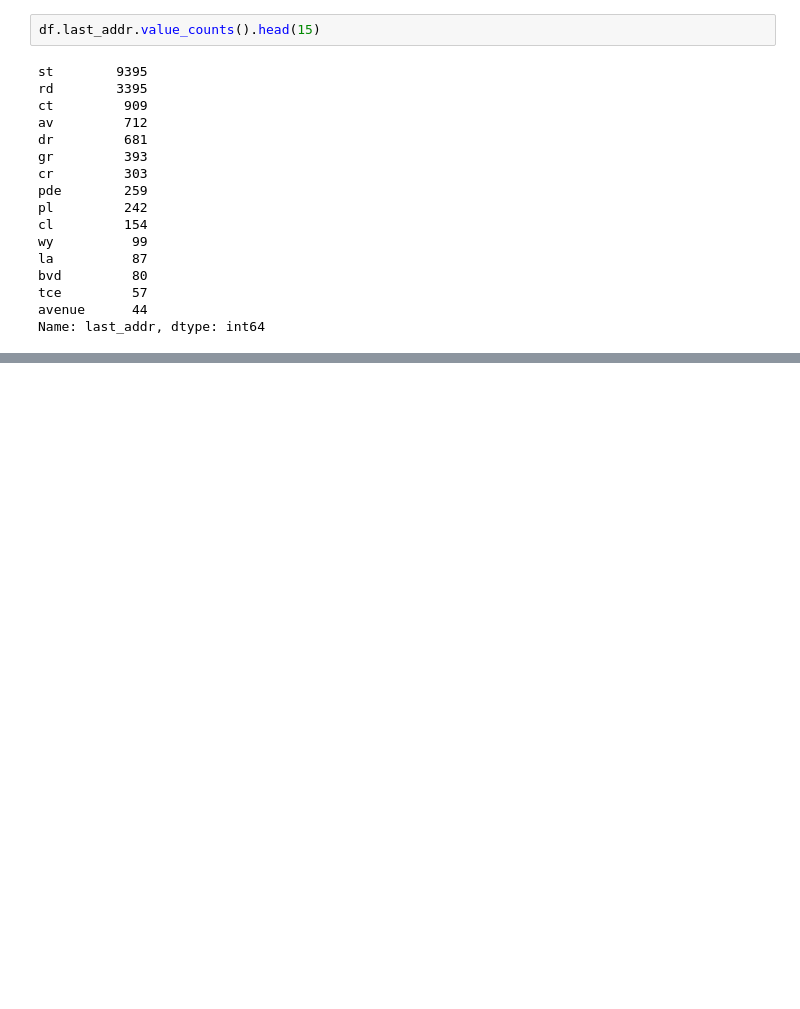
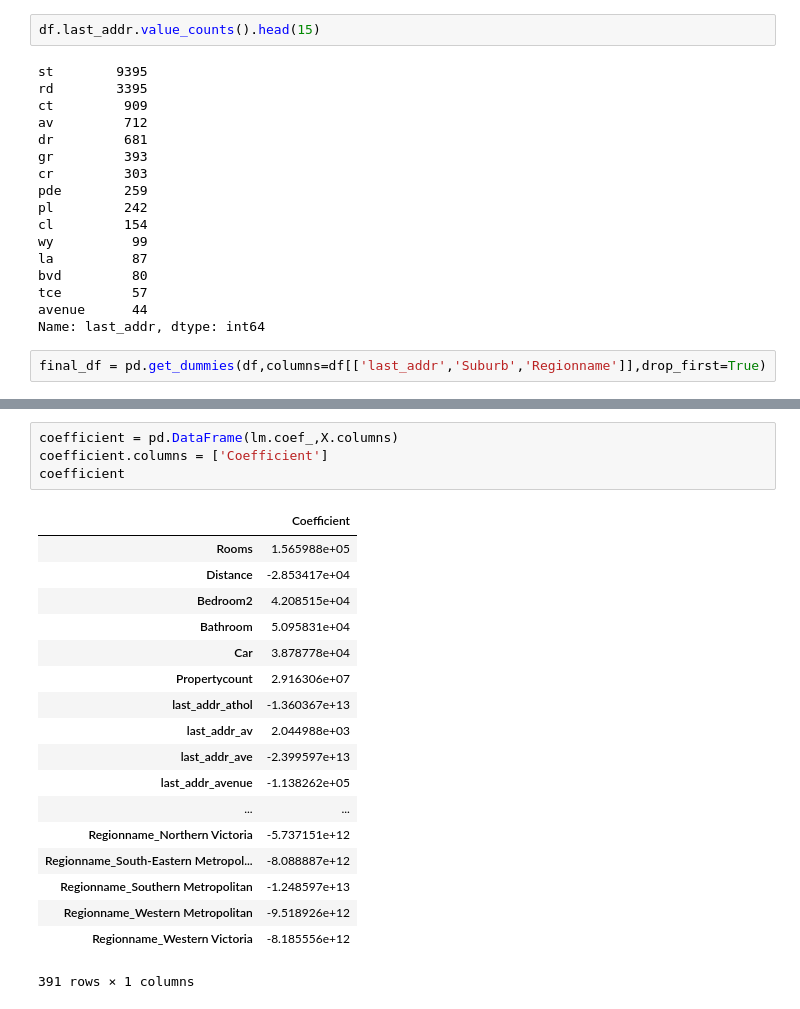
Before and after one commit to DavideSelvaggio/Melbourne-Housing-Market, a Jupyter notebook: Melbourne_housing_data.ipynb, the cells around one changed output, grey strips where cells are left out. Drawn from its saved outputs; the diff is of its cells as text; blank space fills up the shorter version.

```diff
--- a/Melbourne_housing_data.ipynb
+++ b/Melbourne_housing_data.ipynb
@@ -389,3 +389,5 @@ bvd         80
 tce         57
 avenue      44
 Name: last_addr, dtype: int64
+# %%
+final_df = pd.get_dummies(df,columns=df[['last_addr','Suburb','Regionname']],drop_first=True)
@@ -391,0 +454,23 @@ Name: last_addr, dtype: int64
+# %%
+coefficient = pd.DataFrame(lm.coef_,X.columns)
+coefficient.columns = ['Coefficient']
+coefficient
+# %% [output]
+|  | Coefficient |
+| Rooms | 1.565988e+05 |
+| Distance | -2.853417e+04 |
+| Bedroom2 | 4.208515e+04 |
+| Bathroom | 5.095831e+04 |
+| Car | 3.878778e+04 |
+| Propertycount | 2.916306e+07 |
+| last_addr_athol | -1.360367e+13 |
+| last_addr_av | 2.044988e+03 |
+| last_addr_ave | -2.399597e+13 |
+| last_addr_avenue | -1.138262e+05 |
+| ... | ... |
+| Regionname_Northern Victoria | -5.737151e+12 |
+| Regionname_South-Eastern Metropol... | -8.088887e+12 |
+| Regionname_Southern Metropolitan | -1.248597e+13 |
+| Regionname_Western Metropolitan | -9.518926e+12 |
+| Regionname_Western Victoria | -8.185556e+12 |
+391 rows × 1 columns
```
Also changed, not shown: parts of 10 cells of this notebook.
